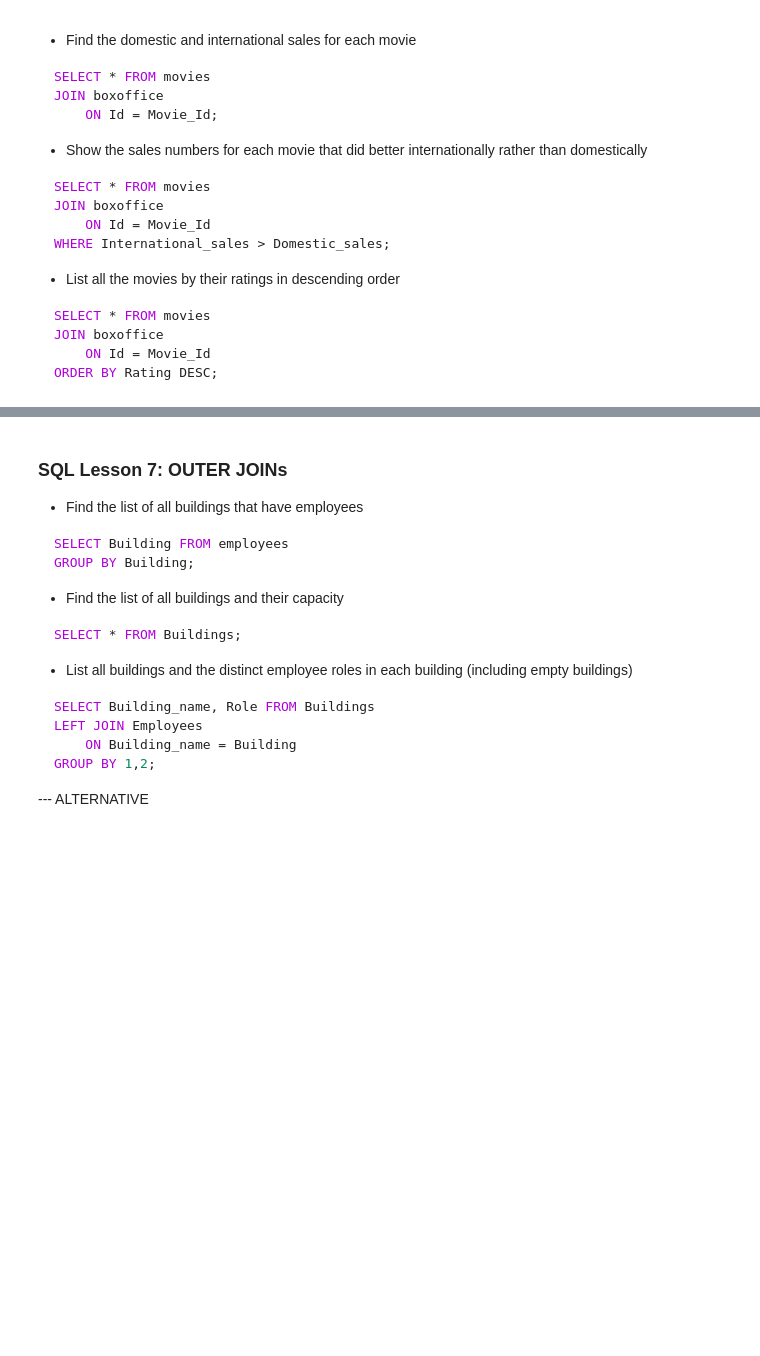
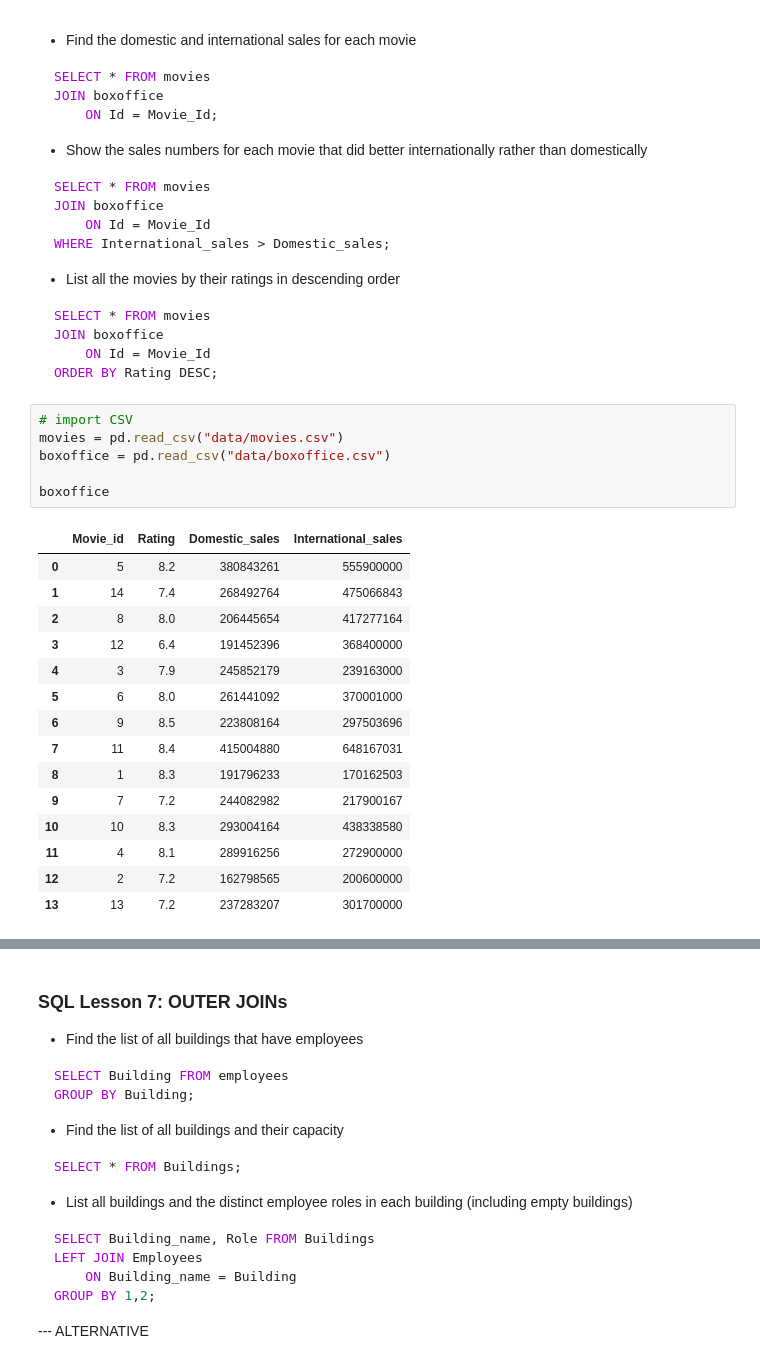
Before and after one commit to ivanlopezlobato/training, a Jupyter notebook: 200321_sqlbolt_tutorial/sqlbolt_tutorial.ipynb, the cells around one changed output, grey strips where cells are left out. Cells and saved outputs as stored; diff of their text form; blank space fills up the shorter version.

````diff
--- a/200321_sqlbolt_tutorial/sqlbolt_tutorial.ipynb
+++ b/200321_sqlbolt_tutorial/sqlbolt_tutorial.ipynb
@@ -281,3 +369,25 @@ JOIN boxoffice
     ON Id = Movie_Id
 ORDER BY Rating DESC;
 ```
+# %%
+# import CSV
+movies = pd.read_csv("data/movies.csv")
+boxoffice = pd.read_csv("data/boxoffice.csv")
+
+boxoffice
+# %% [output]
+|  | Movie_id | Rating | Domestic_sales | International_sales |
+| 0 | 5 | 8.2 | 380843261 | 555900000 |
+| 1 | 14 | 7.4 | 268492764 | 475066843 |
+| 2 | 8 | 8.0 | 206445654 | 417277164 |
+| 3 | 12 | 6.4 | 191452396 | 368400000 |
+| 4 | 3 | 7.9 | 245852179 | 239163000 |
+| 5 | 6 | 8.0 | 261441092 | 370001000 |
+| 6 | 9 | 8.5 | 223808164 | 297503696 |
+| 7 | 11 | 8.4 | 415004880 | 648167031 |
+| 8 | 1 | 8.3 | 191796233 | 170162503 |
+| 9 | 7 | 7.2 | 244082982 | 217900167 |
+| 10 | 10 | 8.3 | 293004164 | 438338580 |
+| 11 | 4 | 8.1 | 289916256 | 272900000 |
+| 12 | 2 | 7.2 | 162798565 | 200600000 |
+| 13 | 13 | 7.2 | 237283207 | 301700000 |
````
Also changed, not shown: parts of 11 cells of this notebook.
